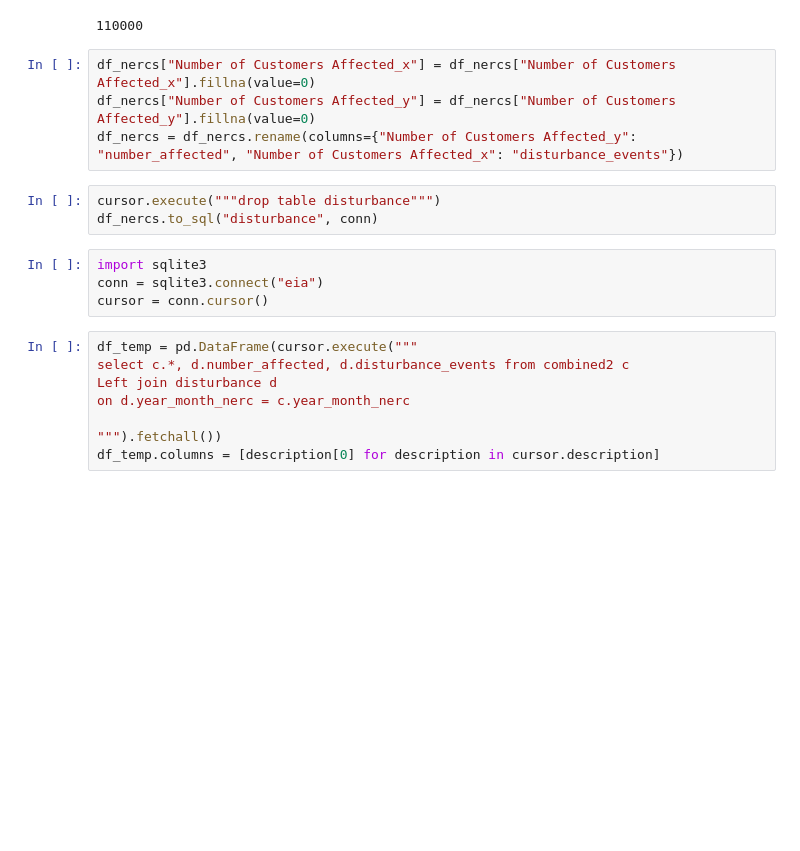
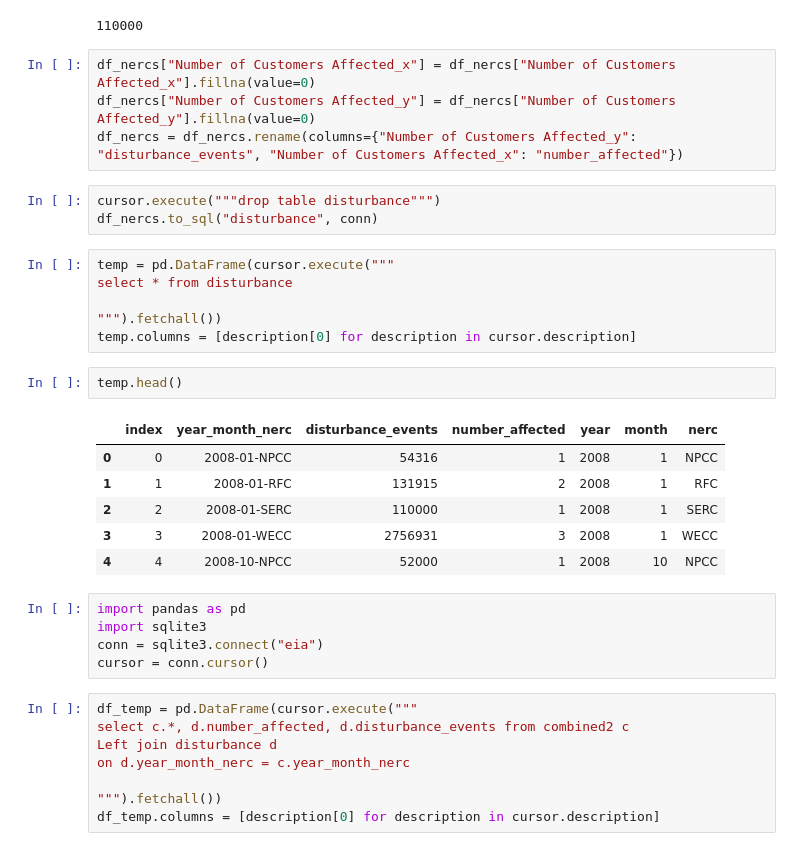
Before and after one commit to ortsed/eia-fuel-costs, a Jupyter notebook: 3-Merging-Disturbance-Data.ipynb, the cells around one changed output. Saved outputs shown, nothing was run; the diff lists cells and outputs as text; blank space fills up the shorter version.

```diff
--- a/3-Merging-Disturbance-Data.ipynb
+++ b/3-Merging-Disturbance-Data.ipynb
@@ -448,11 +448,27 @@ df_nercs.year_month_nerc = df_nercs.year_month_nerc.apply(temp_func)
 # %%
 df_nercs["Number of Customers Affected_x"] = df_nercs["Number of Customers Affected_x"].fillna(value=0)
 df_nercs["Number of Customers Affected_y"] = df_nercs["Number of Customers Affected_y"].fillna(value=0)
-df_nercs = df_nercs.rename(columns={"Number of Customers Affected_y": "number_affected", "Number of Customers Affected_x": "disturbance_events"})
+df_nercs = df_nercs.rename(columns={"Number of Customers Affected_y": "disturbance_events", "Number of Customers Affected_x": "number_affected"})
 # %%
 cursor.execute("""drop table disturbance""")
 df_nercs.to_sql("disturbance", conn)
+# %%
+temp = pd.DataFrame(cursor.execute("""
+select * from disturbance
+
+""").fetchall())
+temp.columns = [description[0] for description in cursor.description]
+# %%
+temp.head()
+# %% [output]
+|  | index | year_month_nerc | disturbance_events | number_affected | year | month | nerc |
+| 0 | 0 | 2008-01-NPCC | 54316 | 1 | 2008 | 1 | NPCC |
+| 1 | 1 | 2008-01-RFC | 131915 | 2 | 2008 | 1 | RFC |
+| 2 | 2 | 2008-01-SERC | 110000 | 1 | 2008 | 1 | SERC |
+| 3 | 3 | 2008-01-WECC | 2756931 | 3 | 2008 | 1 | WECC |
+| 4 | 4 | 2008-10-NPCC | 52000 | 1 | 2008 | 10 | NPCC |
 # %%
+import pandas as pd
 import sqlite3
 conn = sqlite3.connect("eia")
 cursor = conn.cursor()
```
Also changed, not shown: parts of 8 cells of this notebook, 2 other files.
